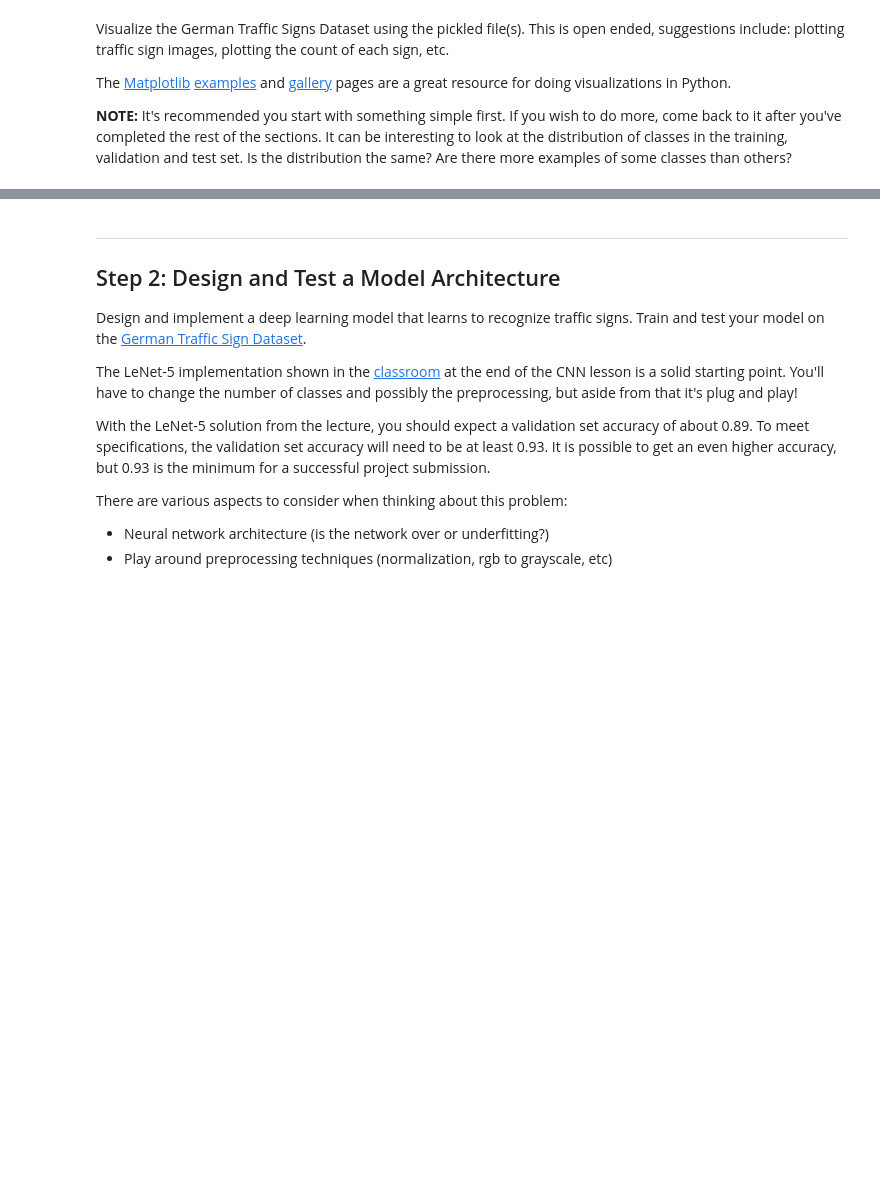
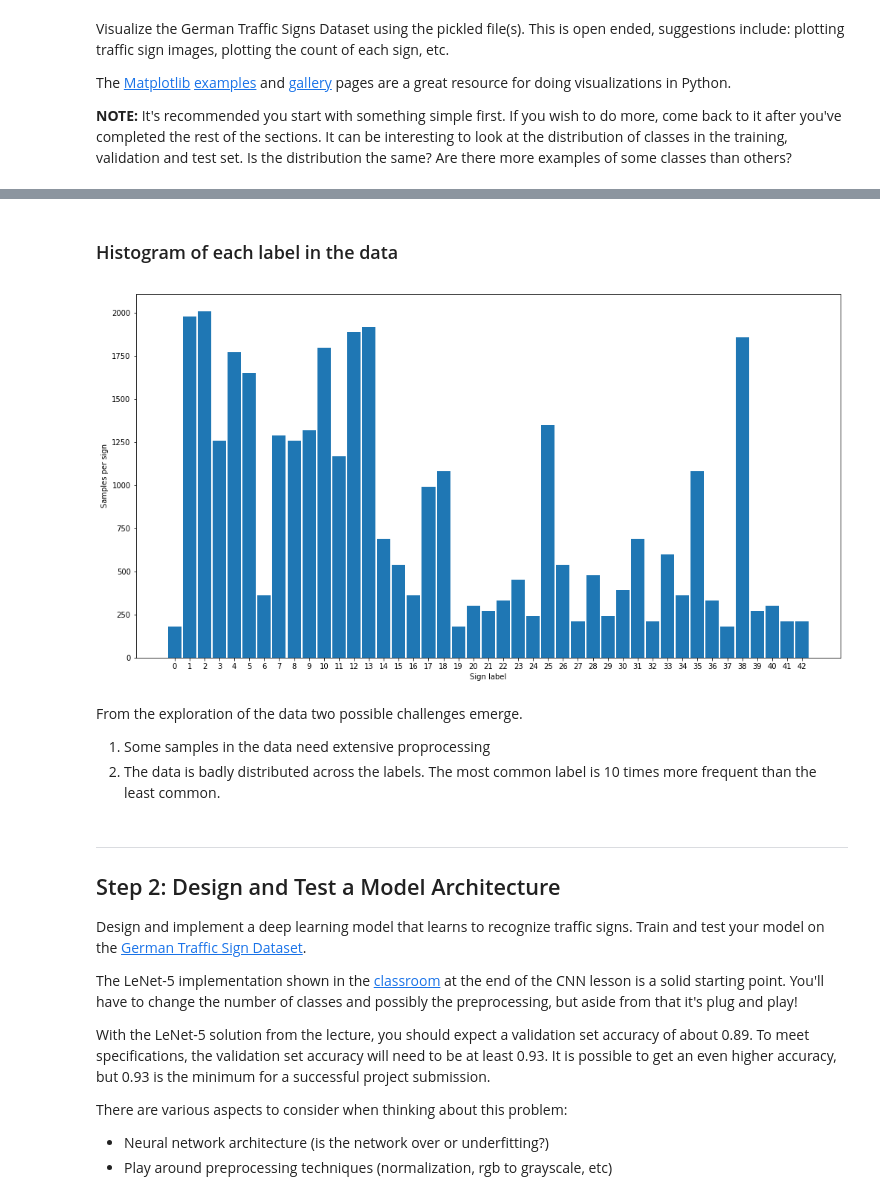
Before and after one commit to stefancyliax/CarND-Traffic-Sign-Classifier-Project, a Jupyter notebook: Traffic_Sign_Classifier.ipynb, the cells around one changed output, grey strips where cells are left out. Cells and saved outputs as stored; diff of their text form; code cells hidden in the pictures; blank space fills up the shorter version.

```diff
--- a/Traffic_Sign_Classifier.ipynb
+++ b/Traffic_Sign_Classifier.ipynb
@@ -241,3 +135,20 @@ plt.show()
+# %% [markdown]
+### Histogram of each label in the data
+# %%
+plt.figure(figsize=(17,9))
+plt.hist(y_train, bins=n_classes, rwidth=0.9, range=[0,n_classes], align='left')
+plt.xticks( np.arange(n_classes) )
+plt.xlabel('Sign label')
+plt.ylabel('Samples per sign')
+plt.show()
+
+#print(np.bincount(y_train))
+# %% [output]
+[figure, added]
+# %% [markdown]
+From the exploration of the data two possible challenges emerge.
+1. Some samples in the data need extensive proprocessing
+2. The data is badly distributed across the labels. The most common label is 10 times more frequent than the least common.
 # %% [markdown]
 ----
 
```
Also changed, not shown: parts of 20 cells of this notebook.
